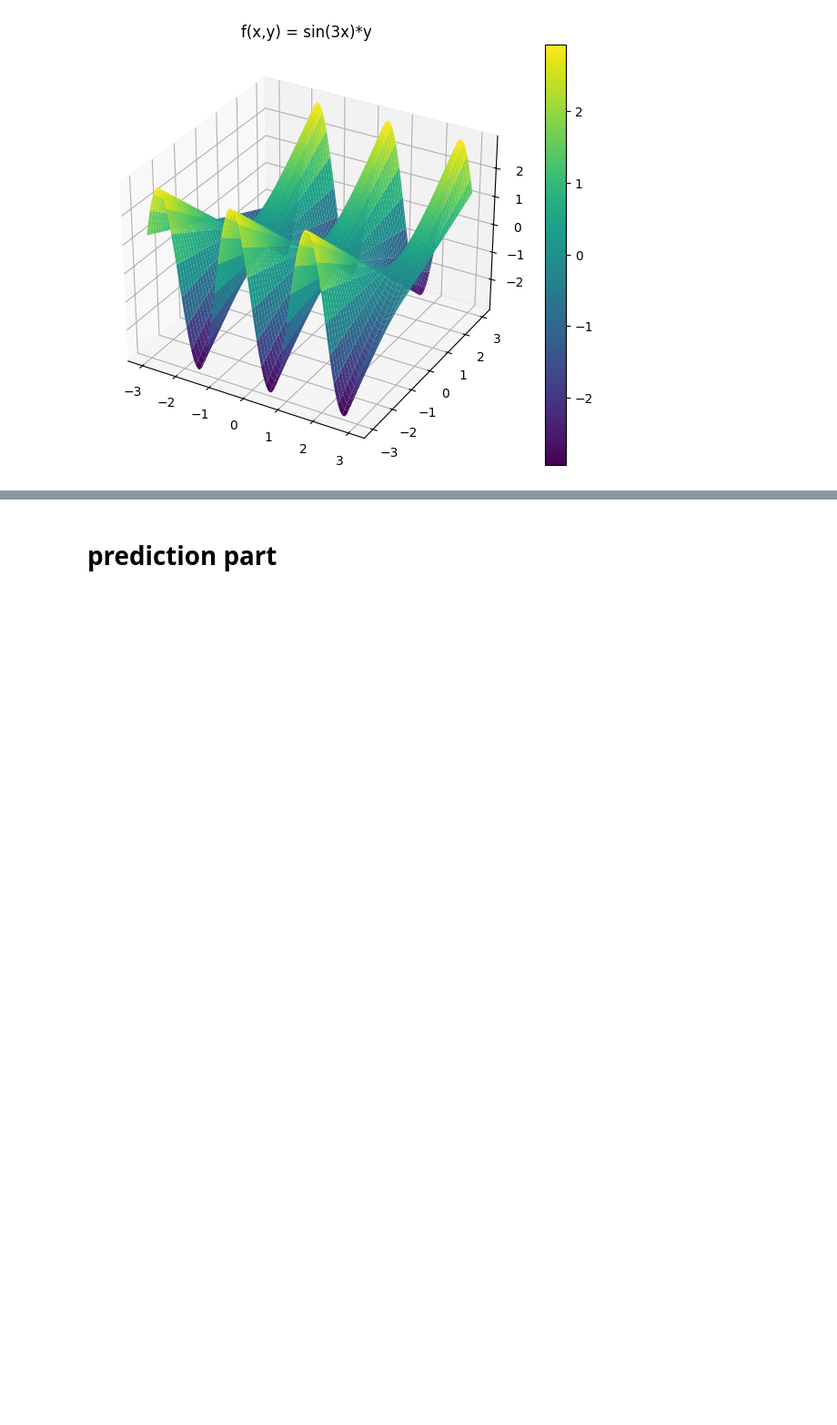
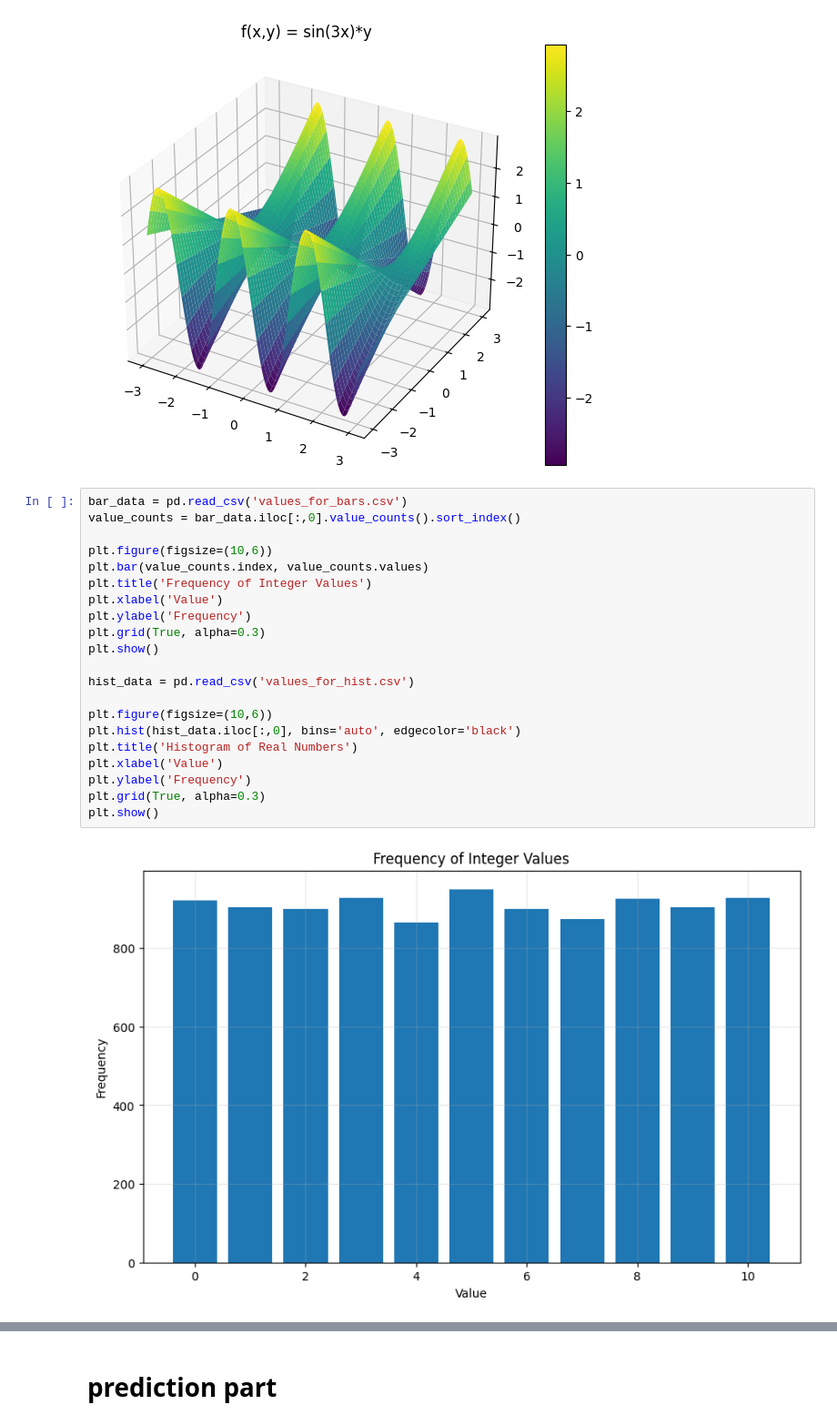
Before and after one commit to pankace/python3_plot_v2, a Jupyter notebook: plot.ipynb, the cells around one changed output, grey strips where cells are left out. Shown at 91% size. Cells and saved outputs as stored; diff of their text form; blank space fills up the shorter version.

```diff
--- a/plot.ipynb
+++ b/plot.ipynb
@@ -115,3 +115,26 @@ plt.show()
 [figure]
 [figure]
 [figure]
+# %%
+bar_data = pd.read_csv('values_for_bars.csv')
+value_counts = bar_data.iloc[:,0].value_counts().sort_index()
+
+plt.figure(figsize=(10,6))
+plt.bar(value_counts.index, value_counts.values)
+plt.title('Frequency of Integer Values')
+plt.xlabel('Value')
+plt.ylabel('Frequency')
+plt.grid(True, alpha=0.3)
+plt.show()
+
+hist_data = pd.read_csv('values_for_hist.csv')
+
+plt.figure(figsize=(10,6))
+plt.hist(hist_data.iloc[:,0], bins='auto', edgecolor='black')
+plt.title('Histogram of Real Numbers')
+plt.xlabel('Value')
+plt.ylabel('Frequency')
+plt.grid(True, alpha=0.3)
+plt.show()
+# %% [output]
+[figure, added]
```
Also changed, not shown: parts of 11 cells of this notebook.
